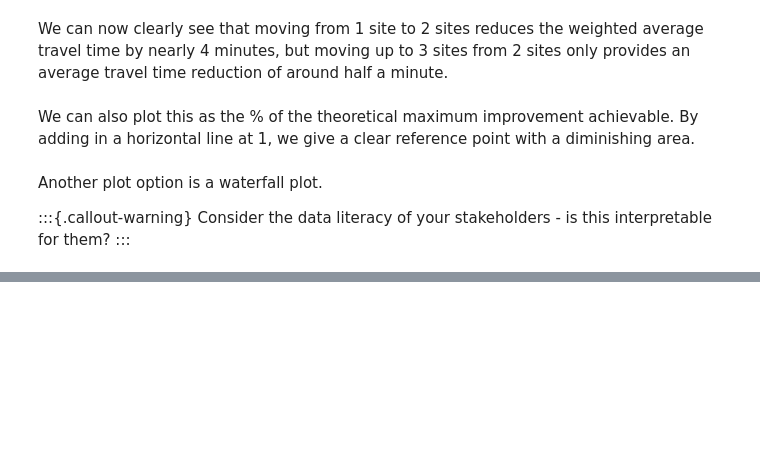
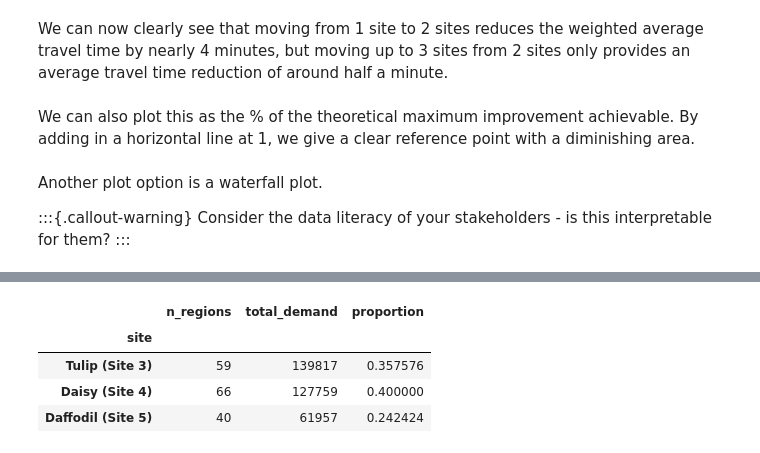
Before and after one commit to hsma-tools/lokigi, a Jupyter notebook: examples/location/comparing_n_sites/index.ipynb, the cells around one changed output, grey strips where cells are left out. Cells and saved outputs as stored; diff of their text form; code cells hidden in the pictures; blank space fills up the shorter version.

```diff
--- a/examples/location/comparing_n_sites/index.ipynb
+++ b/examples/location/comparing_n_sites/index.ipynb
@@ -340,0 +367,8 @@ fig.show()
+# %%
+solutions_3.site_allocation_summary(by="regions")
+# %% [output]
+|  | n_regions | total_demand | proportion |
+| site |  |  |  |
+| Tulip (Site 3) | 59 | 139817 | 0.357576 |
+| Daisy (Site 4) | 66 | 127759 | 0.400000 |
+| Daffodil (Site 5) | 40 | 61957 | 0.242424 |
```
Also changed, not shown: parts of 12 cells of this notebook, 8 other files.
